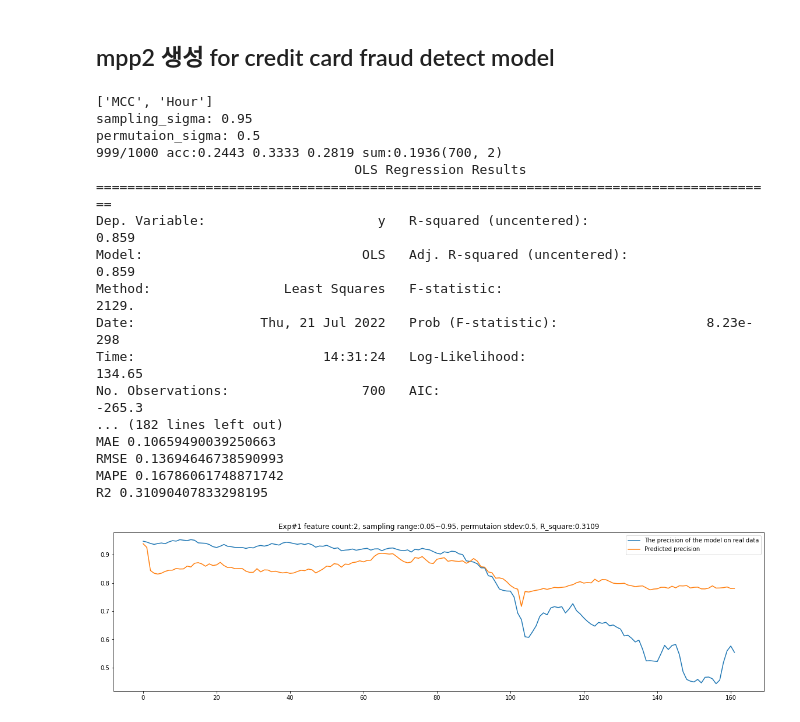
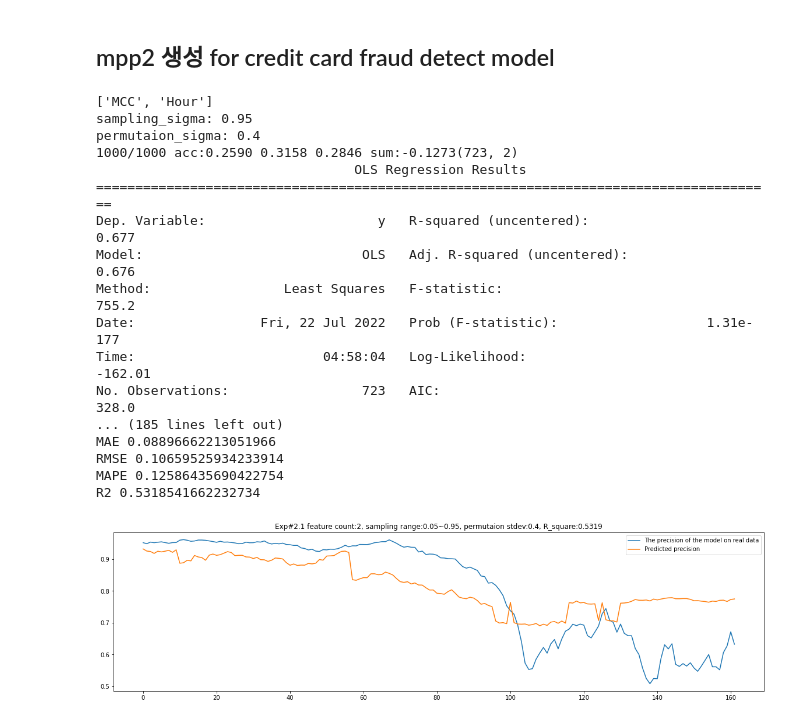
Before and after one commit to dolmani38/drift, a Jupyter notebook: Concept drift에 의한 모델의 성능 추정 방법_0722.ipynb, the cells around one changed output. Drawn from its saved outputs; the diff is of its cells as text; code cells hidden in the pictures.

```diff
--- a/Concept drift에 의한 모델의 성능 추정 방법_0722.ipynb
+++ b/Concept drift에 의한 모델의 성능 추정 방법_0722.ipynb
@@ -101,6 +101,12 @@ from tensorflow.keras.models import Sequential
 from tensorflow.keras.layers import Dense, Dropout
 
 np.random.seed(1337)
+# %%
+def seed_everything(seed: int = 45):
+    random.seed(seed)
+    np.random.seed(seed)
+    os.environ["PYTHONHASHSEED"] = str(seed)
+    tf.random.set_seed(seed)
 # %%
 df_accepted = pd.read_csv("/content/drive/MyDrive/Drift/accepted_2007_to_2018Q4.csv")
 
@@ -536,6 +544,9 @@ class MPP:
             #for q in range(int(len(toplist)*0.2)):
             v = random.choice(self.toplist)
             x_inf_d[:,v] = x_inf_d[:,v] + np.random.normal(0, self.df_stat['std'][v]*permutaion_sigma, x_inf_d.shape[0])
+            #for v in self.toplist:
+            #    nums = np.random.choice([0, 1], size=x_inf_d.shape[0], p=[.5, .5])
+
 
             if self.scaler is not None:
                 acc = precision_recall_fscore_support(y_inf_d, self.predict(self.scaler.transform(x_inf_d)),average='binary')
@@ -586,15 +597,26 @@ class MPP:
         print(self.model.summary())
 
     def __reject_outliers_2(self,data, m=1.64):
+        data = np.asarray(data)
+        mean = np.mean(data)
+        print("\nraw MDR",mean,len(data))
+        standard_deviation = np.std(data)
+        distance_from_mean = abs(data - mean)
+        max_deviations = m
+        not_outlier = distance_from_mean < max_deviations * standard_deviation
+        no_outliers = data[not_outlier]
+        print(len(data))
+        """
         stdev = np.std(data)
         mean = np.mean(data)
         maskMin = mean - stdev * m
         maskMax = mean + stdev * m
         mask = np.ma.masked_outside(data, maskMin, maskMax)
         #print('Masking values outside of {} and {}'.format(maskMin, maskMax))
-        return mask
+        """
+        return no_outliers
 
-    def getMDR(self, epoch=3000):
+    def getMDR(self, zscore=0.7):
         acc_infs = []
         ssize = int(self.y_inf.shape[0] * 0.5)
         step=int(ssize/1000)
@@ -623,7 +645,7 @@ class MPP:
 
         #acc_infs = self.__reject_outliers_2(acc_infs).mean()
 
-        mdr = self.__reject_outliers_2(acc_infs).mean()
+        mdr = np.mean(self.__reject_outliers_2(acc_infs,zscore))
         #mdr = mean(acc_infs)
         print("\nMDR:",mdr)
         return mdr
@@ -654,7 +676,7 @@ class MPP:
             else:
                 acc = precision_recall_fscore_support(y_inf_d, self.predict(x_inf_d),average='binary')
 
-            scnd_x.append([acc_inf]+[d for d in dd])
+            scnd_x.append([acc_inf]) #+[d for d in dd])
             scnd_y.append(acc[0])
             print(f"\r{i+1}/{epoch} acc:{acc[0]} {acc_inf}", end="", flush=True)
 
@@ -738,10 +760,11 @@ class MPP:
             dd = pd.DataFrame(X3_drift.reshape(1,-1),columns=self.COLUMNS[self.toplist])
 
             acc_c = self.model.predict(dd.values)[0]
-            acc_c = self.scnd_model.predict(np.asarray([acc_c] + [d for d in dd.values[0,:]]).reshape(1,-1))[0]
+            #acc_c = self.scnd_model.predict(np.asarray([acc_c] + [d for d in dd.values[0,:]]).reshape(1,-1))[0]
+            acc_c = self.scnd_model.predict(np.asarray([acc_c]).reshape(1,-1))[0]
 
             if beta == 0:
-                beta = base_score[0] - acc_c
+                beta = self.base_score[0] - acc_c
             acc_c = beta + acc_c
 
             if acc_c > self.base_score[0]:
@@ -1122,33 +1419,37 @@ erdic= {}
 # %%
-Exp = 1
+seed_everything()
+
+mpp2 = MPP(cat.predict,COLUMNS, cat.feature_importances_,y_ref,x_ref,y_inf,x_inf,scaler=None)
+
+Exp = 2.1
 top = 2
 samplingsigma=0.95
-permutaionsigma=0.5
+permutaionsigma=0.4
 
 metric_c,drift_data_ks_stats,drift_data_ks_pvals_diff,length = mpp2.drift_sampling(sampling_sigma=samplingsigma,permutaion_sigma=permutaionsigma,epoch = 1000,TOP=top)
 mpp2.build_performance_model(metric_c,drift_data_ks_stats,drift_data_ks_pvals_diff)
 mdr = mpp2.getMDR()
-df2 = mpp2.predict_precision_for_PPM(y_test2.values,X_test2.values,mdr,window_size = length,step = int(length/10))
+df2 = mpp2.predict_precision_for_PPM(y_test2.values,X_test2.values,mdr,window_size = 10000,step = 500)
 MAE,RMSE,MAPE,r_2 = mpp2.result_statistics(df2)
 df2.plot(title=f'Exp#{Exp} feature count:{top}, sampling range:{1-samplingsigma:.2f}~{samplingsigma:.2f}, permutaion stdev:{permutaionsigma}, R_square:{r_2:.4f}', figsize=(20,5))
 erdic["Exp#"+str(Exp)] = abs(df2['The precision of the model on real data'] - df2['Predicted precision']).values
 # %% [output]
 ['MCC', 'Hour']
 sampling_sigma: 0.95
-permutaion_sigma: 0.5
-999/1000 acc:0.2443 0.3333 0.2819 sum:0.1936(700, 2)
+permutaion_sigma: 0.4
+1000/1000 acc:0.2590 0.3158 0.2846 sum:-0.1273(723, 2)
                                  OLS Regression Results
 =======================================================================================
-Dep. Variable:                      y   R-squared (uncentered):                   0.859
-Model:                            OLS   Adj. R-squared (uncentered):              0.859
-Method:                 Least Squares   F-statistic:                              2129.
-Date:                Thu, 21 Jul 2022   Prob (F-statistic):                   8.23e-298
-Time:                        14:31:24   Log-Likelihood:                          134.65
-No. Observations:                 700   AIC:                                     -265.3
-... (182 lines left out)
-MAE 0.10659490039250663
-RMSE 0.13694646738590993
-MAPE 0.16786061748871742
-R2 0.31090407833298195
+Dep. Variable:                      y   R-squared (uncentered):                   0.677
+Model:                            OLS   Adj. R-squared (uncentered):              0.676
+Method:                 Least Squares   F-statistic:                              755.2
+Date:                Fri, 22 Jul 2022   Prob (F-statistic):                   1.31e-177
+Time:                        04:58:04   Log-Likelihood:                         -162.01
+No. Observations:                 723   AIC:                                      328.0
+... (185 lines left out)
+MAE 0.08896662213051966
+RMSE 0.10659525934233914
+MAPE 0.12586435690422754
+R2 0.5318541662232734
-[figure, old version]
+[figure, new version]
 # %%
```
Also changed, not shown: parts of 42 cells of this notebook.
